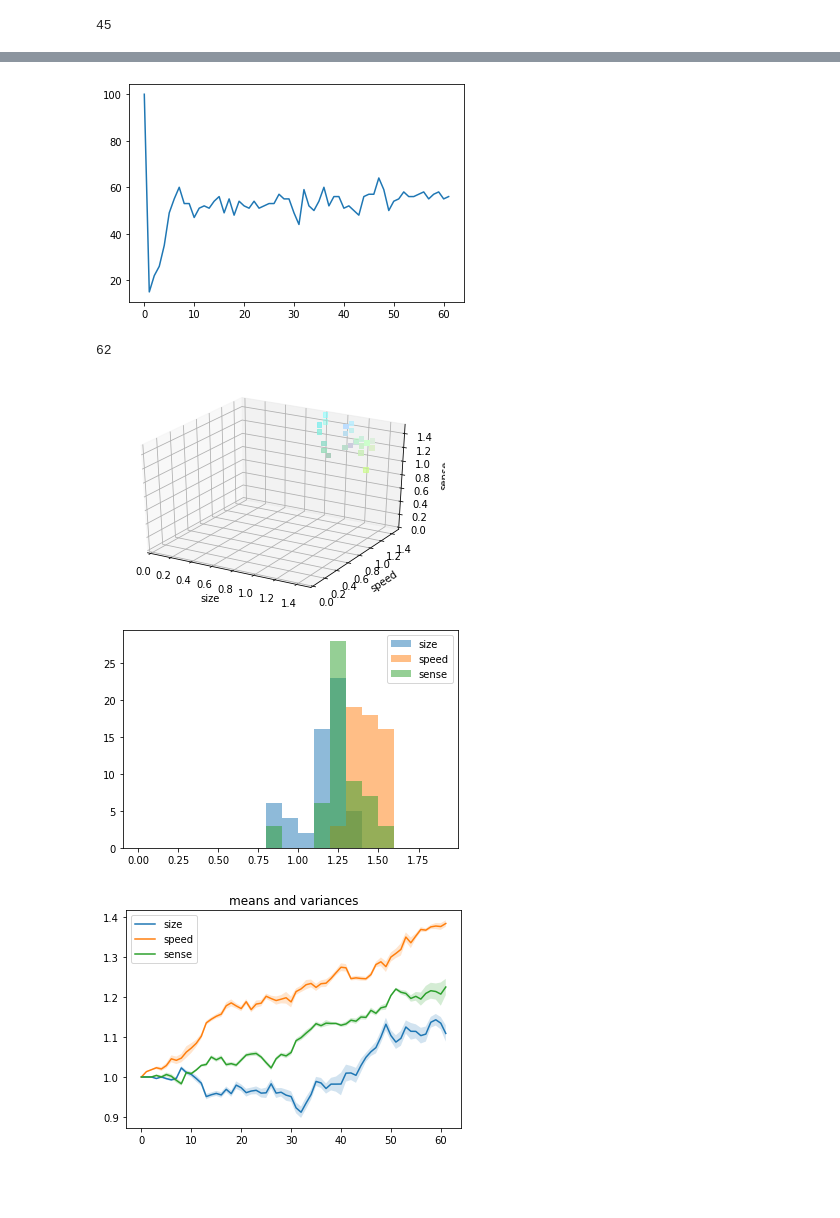
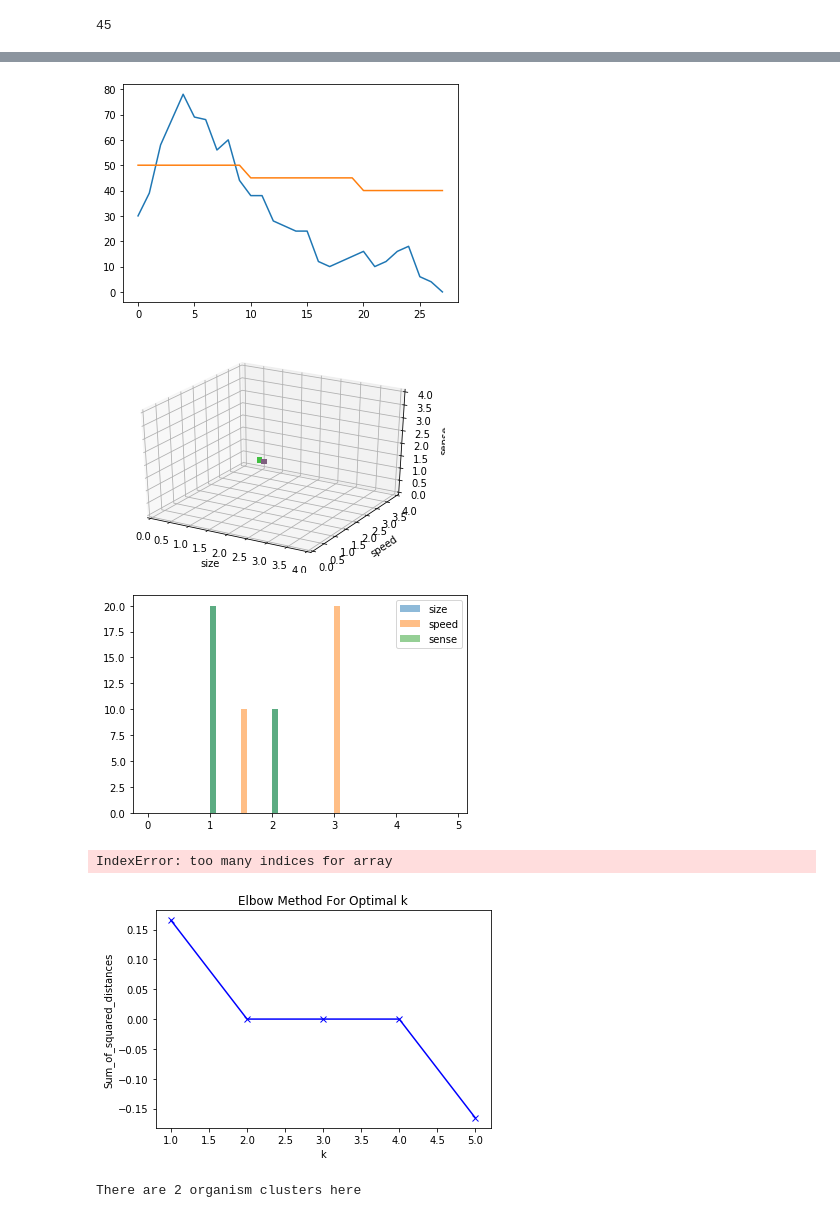
Before and after one commit to hottens/ModelingSimulation, a Jupyter notebook: organisms and simulation.ipynb, the cells around one changed output, grey strips where cells are left out. Cells and saved outputs as stored; diff of their text form; code cells hidden in the pictures; blank space fills up the shorter version.

```diff
--- a/organisms and simulation.ipynb
+++ b/organisms and simulation.ipynb
@@ -68,9 +68,15 @@ class Organism(Object):
         offspring = copy.deepcopy(self)
         mutation_chance = 0.1
 
-        offspring.size  += (mutation_chance>random.random())*0.1*random.choice([-1,1])#self.size *random.randrange(10,50)*0.01 * (2*(0.5>random.random())-1)
-        offspring.speed += (mutation_chance>random.random())*0.1*random.choice([-1,1])#*self.speed*random.randrange(10,50)*0.01 * (2*(0.5>random.random())-1)
-        offspring.sense += (mutation_chance>random.random())*0.1*random.choice([-1,1])#*self.sense*random.randrange(10,50)*0.01 * (2*(0.5>random.random())-1)
+        #offspring.size  += (mutation_chance>random.random())*0.1*random.choice([-1,1])#self.size *random.randrange(10,50)*0.01 * (2*(0.5>random.random())-1)
+        #offspring.speed += (mutation_chance>random.random())*0.1*random.choice([-1,1])#*self.speed*random.randrange(10,50)*0.01 * (2*(0.5>random.random())-1)
+        #offspring.sense += (mutation_chance>random.random())*0.1*random.choice([-1,1])#*self.sense*random.randrange(10,50)*0.01 * (2*(0.5>random.random())-1)
+
+        offspring.size  += (mutation_chance>random.random())*random.uniform(0.1, 0.5)*random.choice([-1,1])#self.size *random.randrange(10,50)*0.01 * (2*(0.5>random.random())-1)
+        offspring.speed += (mutation_chance>random.random())*random.uniform(0.1, 0.5)*random.choice([-1,1])#*self.speed*random.randrange(10,50)*0.01 * (2*(0.5>random.random())-1)
+        offspring.sense += (mutation_chance>random.random())*random.uniform(0.1, 0.5)*random.choice([-1,1])#*self.sense*random.randrange(10,50)*0.01 * (2*(0.5>random.random())-1)
+
+
         offspring.energy = energy
         offspring.state = State.FIND_FOOD
 
@@ -96,7 +102,7 @@ class Organism(Object):
 
         food = []
         close_predators = []
-        close_obj_idx = indexKD.ball(self.position, self.sense * self.SENSE_FACTOR)
+        close_obj_idx = indexKD.query_ball_point(self.position, self.sense * self.SENSE_FACTOR)
 
         for obj in np.array(env)[close_obj_idx]:
             if obj == self: continue
@@ -416,20 +408,21 @@ Day 60 is over.
 # %%
 %matplotlib inline
-
-from matplotlib import pyplot as plt
+#%matplotlib notebook
 from mpl_toolkits.mplot3d import Axes3D # for 3D plotting
 
 fig = plt.figure()
 plt.plot(np.arange(0,len(stats["population"])), stats["population"])
+plt.plot(np.arange(0,len(stats["food"])), stats["food"])
+#plt.plot(np.arange(0,len(stats["n_clusters"])), 25*np.array(stats["n_clusters"]))
 plt.show()
 
-print(len(stats["attributes"]))
-atts = np.array(stats["attributes"][len(stats["attributes"])-1])
+#print(len(stats["attributes"]))
+atts = np.array(stats["attributes"][0])#[len(stats["attributes"])-2])
 
 si = atts[:,0]
 sp = atts[:,1]
 se = atts[:,2]
-max_attr = np.max([np.max(attrs) for attrs in stats["attributes"]])
+max_attr = np.max([np.max(attrs) for attrs in stats["attributes"] if len(attrs) > 0])
 colors = np.array(atts/max_attr)
 
 fig2 = plt.figure()
@@ -446,35 +439,59 @@ plt.show()
 bin_size = 0.1
 bins = np.arange(0,np.ceil(max_attr), bin_size)
 hist_si, edges = np.histogram(si, bins=bins)
 hist_sp, edges = np.histogram(sp, bins=bins)
 hist_se, edges = np.histogram(se, bins=bins)
 fig = plt.figure()
 plt.bar(bins[:-1], hist_si, width=bin_size, align='edge', alpha=.5)
 plt.bar(bins[:-1], hist_sp, width=bin_size, align='edge', alpha=.5)
 plt.bar(bins[:-1], hist_se, width=bin_size, align='edge', alpha=.5)
 plt.legend(["size", "speed", "sense"])
 plt.show()
 
 #print([atts.shape for atts in stats["attributes"]])
 means = np.array([[np.mean(np.array(atts)[:,0]), np.mean(np.array(atts)[:,1]), np.mean(np.array(atts)[:,2])] if len(atts) > 1 else atts[0,:] for atts in stats["attributes"]])
 variances =  np.array([[np.var(np.array(atts)[:,0]),  np.var(np.array(atts)[:,1]),  np.var(np.array(atts)[:,2])] if len(atts) > 1 else [0, 0, 0] for atts in stats["attributes"]])
 
 fig = plt.figure()
 plt.plot(np.arange(0,len(means)), means[:,0])
 plt.fill_between(np.arange(0,len(means)),means[:,0]-variances[:,0],means[:,0]+variances[:,0],alpha=.2)
 
 plt.plot(np.arange(0,len(means)), means[:,1])
 plt.fill_between(np.arange(0,len(means)),means[:,1]-variances[:,1],means[:,1]+variances[:,1],alpha=.2)
 
 plt.plot(np.arange(0,len(means)), means[:,2])
 plt.fill_between(np.arange(0,len(means)),means[:,2]-variances[:,2],means[:,2]+variances[:,2],alpha=.2)
 
 plt.legend(["size", "speed", "sense"])
 plt.title("means and variances")
 plt.show()
 # %% [output]
-[figure, old version]
+[figure, new version]
-62
-[figure, old version]
+[figure, new version]
-[figure, old version]
+[figure, new version]
-[figure, removed]
+IndexError: too many indices for array
+# %%
+
+from sklearn.cluster import KMeans
+import matplotlib.pyplot as plt
+
+data = stats["attributes"][len(stats["attributes"])-2]
+
+Sum_of_squared_distances = []
+K = range(1,min(10, len(data)))
+for k in K:
+    km = KMeans(n_clusters=k)
+    km = km.fit(data)
+    Sum_of_squared_distances.append(km.inertia_)
+
+plt.plot(K, Sum_of_squared_distances-np.roll(Sum_of_squared_distances, -1), 'bx-')
+plt.xlabel('k')
+plt.ylabel('Sum_of_squared_distances')
+plt.title('Elbow Method For Optimal k')
+plt.show()
+
+N_clusters = 1 + np.where(Sum_of_squared_distances-np.roll(Sum_of_squared_distances, -1)<0.01)[0][0]
+print("There are {} organism clusters here".format(N_clusters))
+# %% [output]
+[figure, added]
+There are 2 organism clusters here
```
Also changed, not shown: parts of 6 cells of this notebook.
